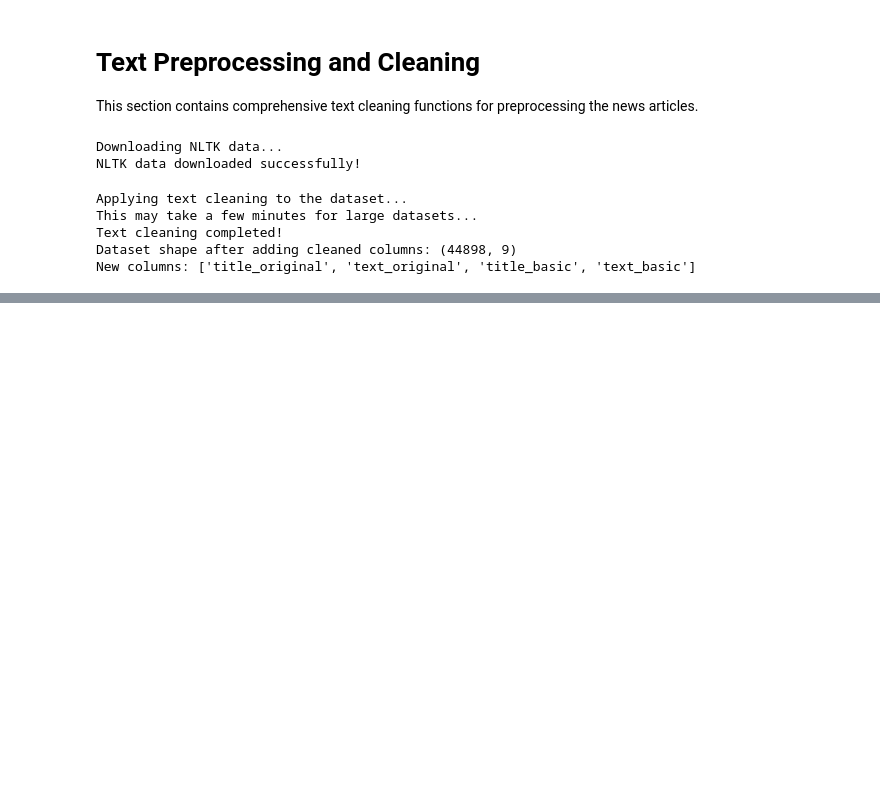
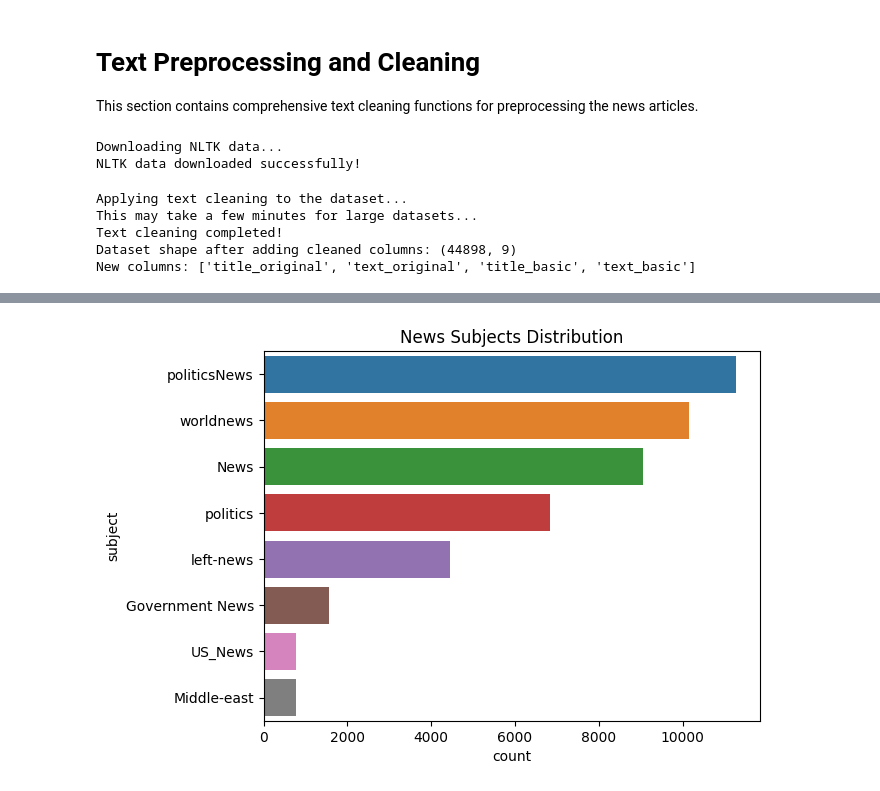
Before and after one commit to krati-2024aiml121/fake-news-group9, a Jupyter notebook: notebooks/01_model1.ipynb, the cells around one changed output, grey strips where cells are left out. Cells and saved outputs as stored; diff of their text form; code cells hidden in the pictures; blank space fills up the shorter version.

```diff
--- a/notebooks/01_model1.ipynb
+++ b/notebooks/01_model1.ipynb
@@ -322,0 +952,10 @@ def clean_text_advanced(text, remove_stops=True, use_lemmatization=True):
+# %%
+
+# ===============================
+# Subjects Distribution
+# ===============================
+sns.countplot(y="subject", data=df, order=df['subject'].value_counts().index)
+plt.title("News Subjects Distribution")
+plt.show()
+# %% [output]
+[figure, added]
```
Also changed, not shown: parts of 39 cells of this notebook, 1 other file.
